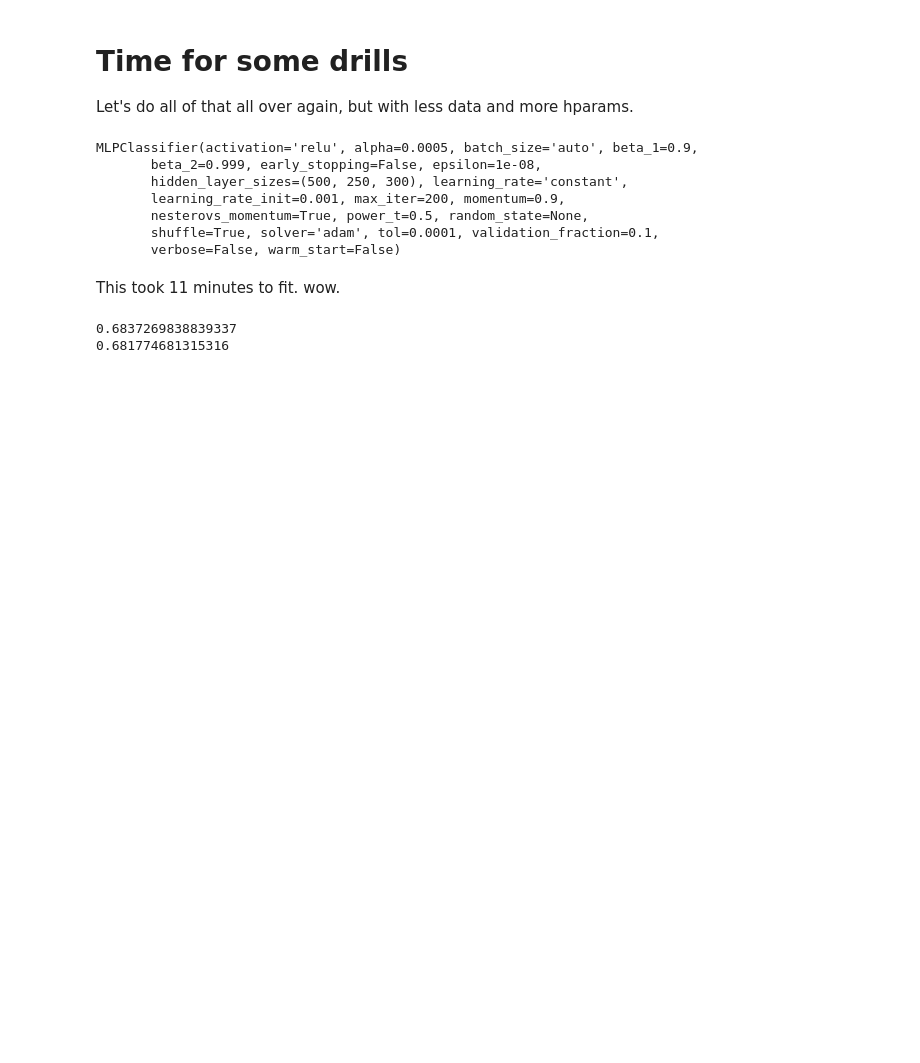
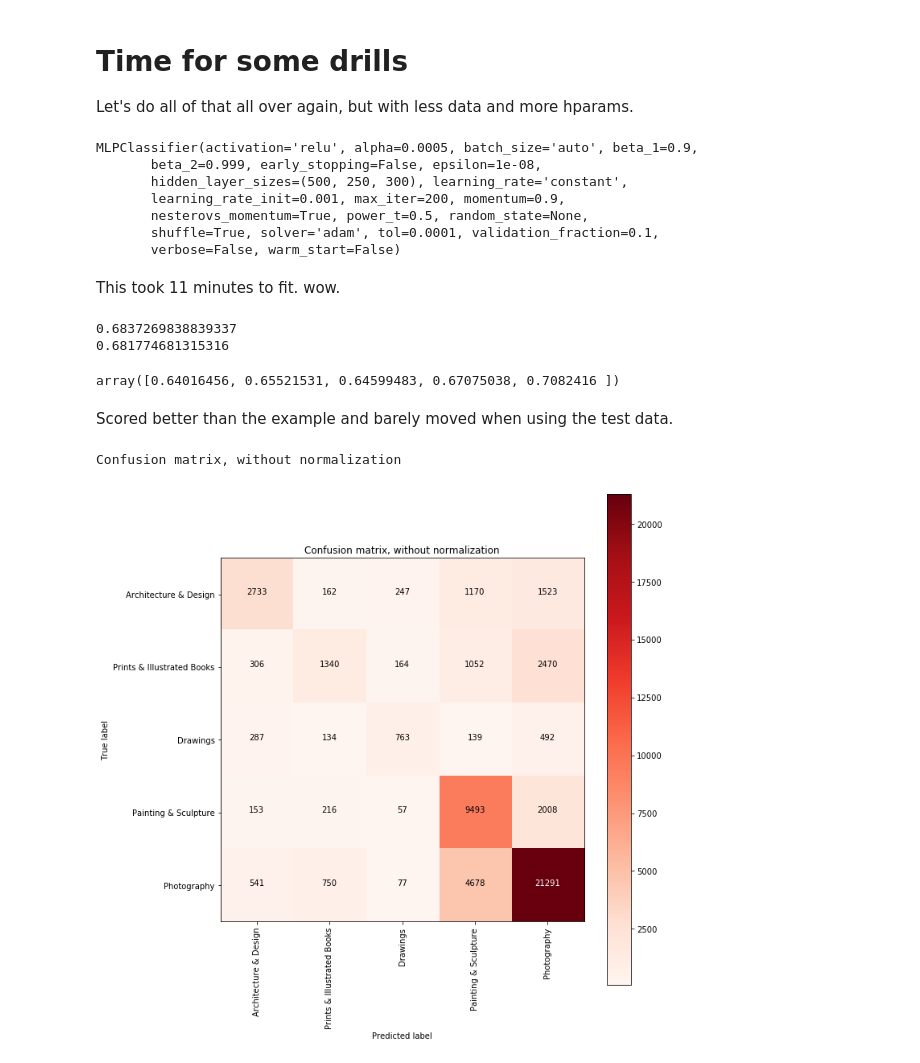
Before and after one commit to Schmidt8181/UnsupervisedLearning, a Jupyter notebook: NeuralNetworks.ipynb, the cells around one changed output. Saved outputs shown, nothing was run; the diff lists cells and outputs as text; code cells hidden in the pictures; blank space fills up the shorter version.

Commit message:
Confusion matrix

```diff
--- a/NeuralNetworks.ipynb
+++ b/NeuralNetworks.ipynb
@@ -137,6 +137,10 @@ This took 11 minutes to fit. wow.
 # %%
 print(mlp2.score(X_train, y_train))
 print(mlp2.score(X_test, y_test))
+cross_val_score(mlp2, X_train, y_train, cv=5)
 # %% [output]
 0.6837269838839337
 0.681774681315316
+array([0.64016456, 0.65521531, 0.64599483, 0.67075038, 0.7082416 ])
+# %% [markdown]
+Scored better than the example and barely moved when using the test data.
@@ -142,0 +181,16 @@ print(mlp2.score(X_test, y_test))
+# %%
+from sklearn import metrics
+import itertools
+
+y_pred = mlp2.predict(X_test)
+c_matrix = metrics.confusion_matrix(y_test, y_pred)
+
+class_names = artworks.Department.unique()
+
+plt.figure(figsize=(10, 10))
+plot_confusion_matrix(c_matrix, classes=class_names,
+                      title='Confusion matrix, without normalization')
+plt.show()
+# %% [output]
+Confusion matrix, without normalization
+[figure, added]
```
Also changed, not shown: parts of 2 cells of this notebook.
